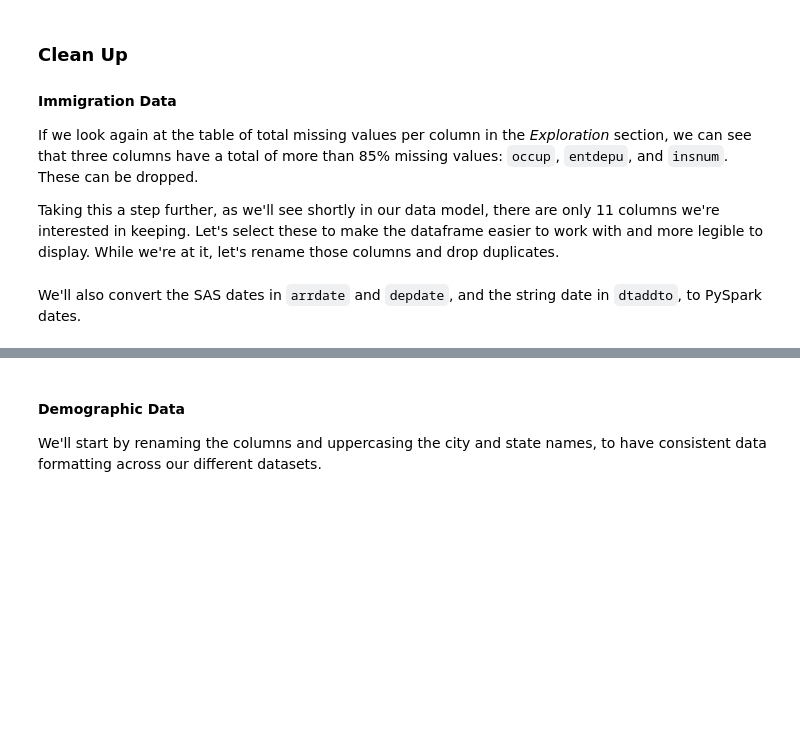
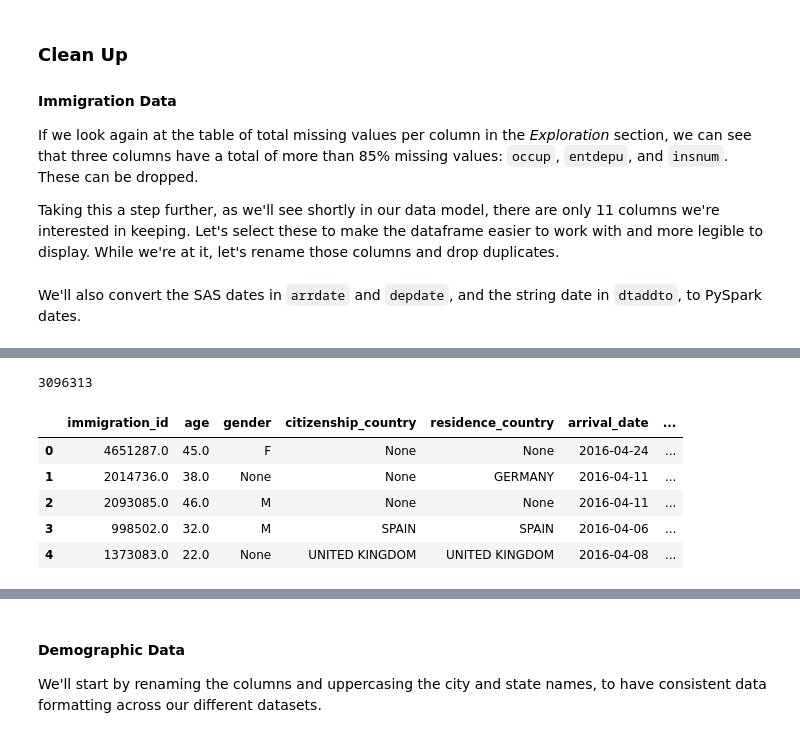
Before and after one commit to taylteller/data-engineering-pipeline, a Jupyter notebook: etl.ipynb, the cells around one changed output, grey strips where cells are left out. Cells and saved outputs as stored; diff of their text form; code cells hidden in the pictures; blank space fills up the shorter version.

```diff
--- a/etl.ipynb
+++ b/etl.ipynb
@@ -244,8 +349,19 @@ i94_clean_df = spark.sql("""
     LEFT JOIN state_abbrs_view sa
     ON i94.destination_state = sa.abbr
 """)
+# %%
+i94_clean_df.count()
+# %% [output]
+3096313
 # %%
-i94_clean_df.show(5)
+i94_clean_df.limit(5).toPandas()
+# %% [output]
+|  | immigration_id | age | gender | citizenship_country | residence_country | arrival_date | ... |
+| 0 | 4651287.0 | 45.0 | F | None | None | 2016-04-24 | ... |
+| 1 | 2014736.0 | 38.0 | None | None | GERMANY | 2016-04-11 | ... |
+| 2 | 2093085.0 | 46.0 | M | None | None | 2016-04-11 | ... |
+| 3 | 998502.0 | 32.0 | M | SPAIN | SPAIN | 2016-04-06 | ... |
+| 4 | 1373083.0 | 22.0 | None | UNITED KINGDOM | UNITED KINGDOM | 2016-04-08 | ... |
 # %%
 # check the distribution of our destination_state values. Make sure we didn't accidentally end up with all nulls (for example)
 i94_clean_df.groupBy('destination_state').count().show(100)
```
Also changed, not shown: parts of 46 cells of this notebook, 2 other files.
